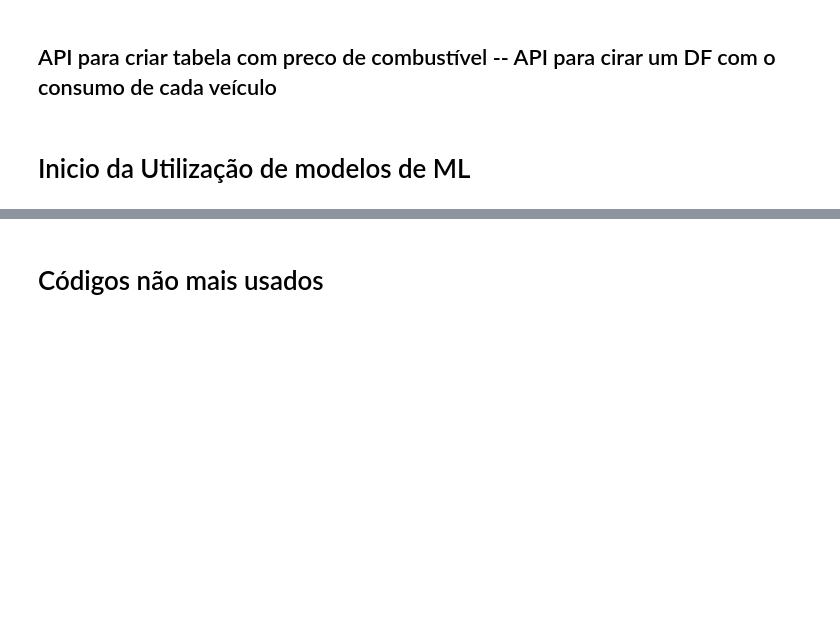
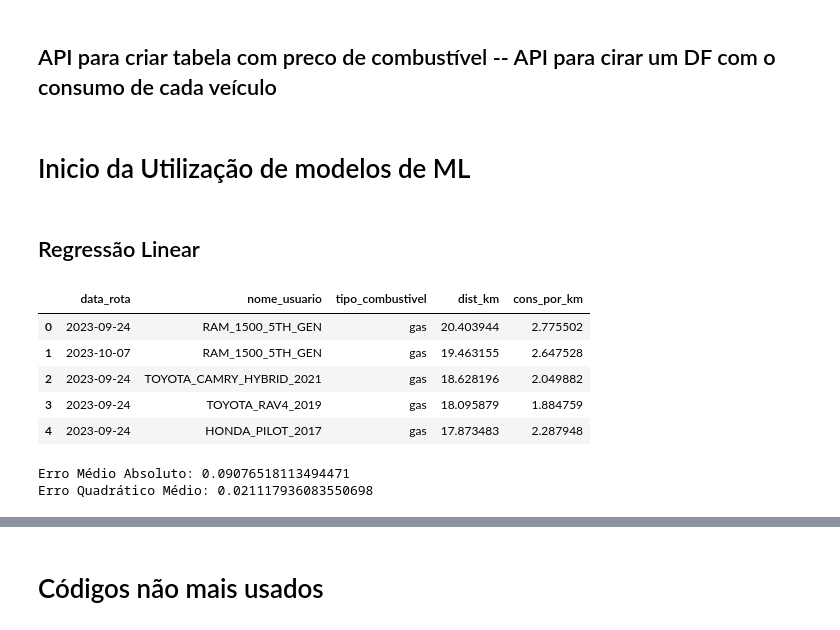
Before and after one commit to ThigaoRibeiro/tcc-ufrj-pipeline, a Jupyter notebook: Teste_WebScraping_OpenStreetMap.ipynb, the cells around one changed output, grey strips where cells are left out. Saved outputs shown, nothing was run; the diff lists cells and outputs as text; code cells hidden in the pictures; blank space fills up the shorter version.

Commit message:
Regressão Linear adicionada

```diff
--- a/Teste_WebScraping_OpenStreetMap.ipynb
+++ b/Teste_WebScraping_OpenStreetMap.ipynb
@@ -1411,3 +1416,80 @@ df['consumo_km_por_litro_cidade'] = km_cidade / litro_cidade
 df['consumo_km_por_litro_estrada'] = km_estrada / litro_estrada
 # %% [markdown]
 # Inicio da Utilização de modelos de ML
+# %% [markdown]
+## Regressão Linear
+# %%
+from sklearn.model_selection import train_test_split
+from sklearn.linear_model import LinearRegression
+from sklearn import metrics
+import pandas as pd
+from minio import Minio
+import io
+from io import StringIO, BytesIO
+import psycopg2
+from datetime import datetime
+data_hora_atual = datetime.now()
+REGRESSAO_LINEAR = 'regressao-linear'
+
+minioclient = Minio('localhost:9000',
+    access_key='minioadmin',
+    secret_key='minioadmin',
+    secure=False)
+
+db_config = {
+'host': 'localhost',
+'database': 'gold-saint',
+'user': 'postgres',
+'password': 'postgres',
+}
+# %%
+# Fazendo conexão com o banco para selecionar a view "vw_valores_combustivel_por_viagem" com os dados que serão utilizados para a regressão linear.
+conn = psycopg2.connect(**db_config)
+cursor = conn.cursor()
+
+consulta_veiculos = """
+select
+	data_rota,
+	nome_usuario,
+	tipo_combustivel,
+	dist_km,
+	cons_por_km
+from vw_valores_combustivel_por_viagem
+"""
+
+cursor.execute(consulta_veiculos)
+resultados_consumo_veiculos = cursor.fetchall()
+conn.close()
+df_consumo_veiculos = pd.DataFrame(resultados_consumo_veiculos, columns=[desc[0] for desc in cursor.description])
+df_consumo_veiculos.head()
+# %% [output]
+|  | data_rota | nome_usuario | tipo_combustivel | dist_km | cons_por_km |
+| 0 | 2023-09-24 | RAM_1500_5TH_GEN | gas | 20.403944 | 2.775502 |
+| 1 | 2023-10-07 | RAM_1500_5TH_GEN | gas | 19.463155 | 2.647528 |
+| 2 | 2023-09-24 | TOYOTA_CAMRY_HYBRID_2021 | gas | 18.628196 | 2.049882 |
+| 3 | 2023-09-24 | TOYOTA_RAV4_2019 | gas | 18.095879 | 1.884759 |
+| 4 | 2023-09-24 | HONDA_PILOT_2017 | gas | 17.873483 | 2.287948 |
+# %%
+# Definindo variáveis independentes (X) e dependente (Y)
+X = df_consumo_veiculos[['dist_km','nome_usuario']]
+Y = df_consumo_veiculos['cons_por_km']
+X = pd.get_dummies(X, columns=['nome_usuario'], drop_first=True)
+
+# Dividindo os dados em conjuntos de treinamento e teste
+X_train, X_test, Y_train, Y_test = train_test_split(X, Y, test_size=0.3, random_state=0)
+
+# Inicializando o modelo de regressão linear
+model = LinearRegression()
+
+# Treinando o modelo
+model.fit(X_train, Y_train)
+
+# Fazendo previsões no conjunto de teste
+Y_pred = model.predict(X_test)
+
+# Avaliando o desempenho do modelo
+print('Erro Médio Absoluto:', metrics.mean_absolute_error(Y_test, Y_pred))
+print('Erro Quadrático Médio:', metrics.mean_squared_error(Y_test, Y_pred))
+# %% [output]
+Erro Médio Absoluto: 0.09076518113494471
+Erro Quadrático Médio: 0.021117936083550698
```
Also changed, not shown: parts of 9 cells of this notebook, 2 other files.
